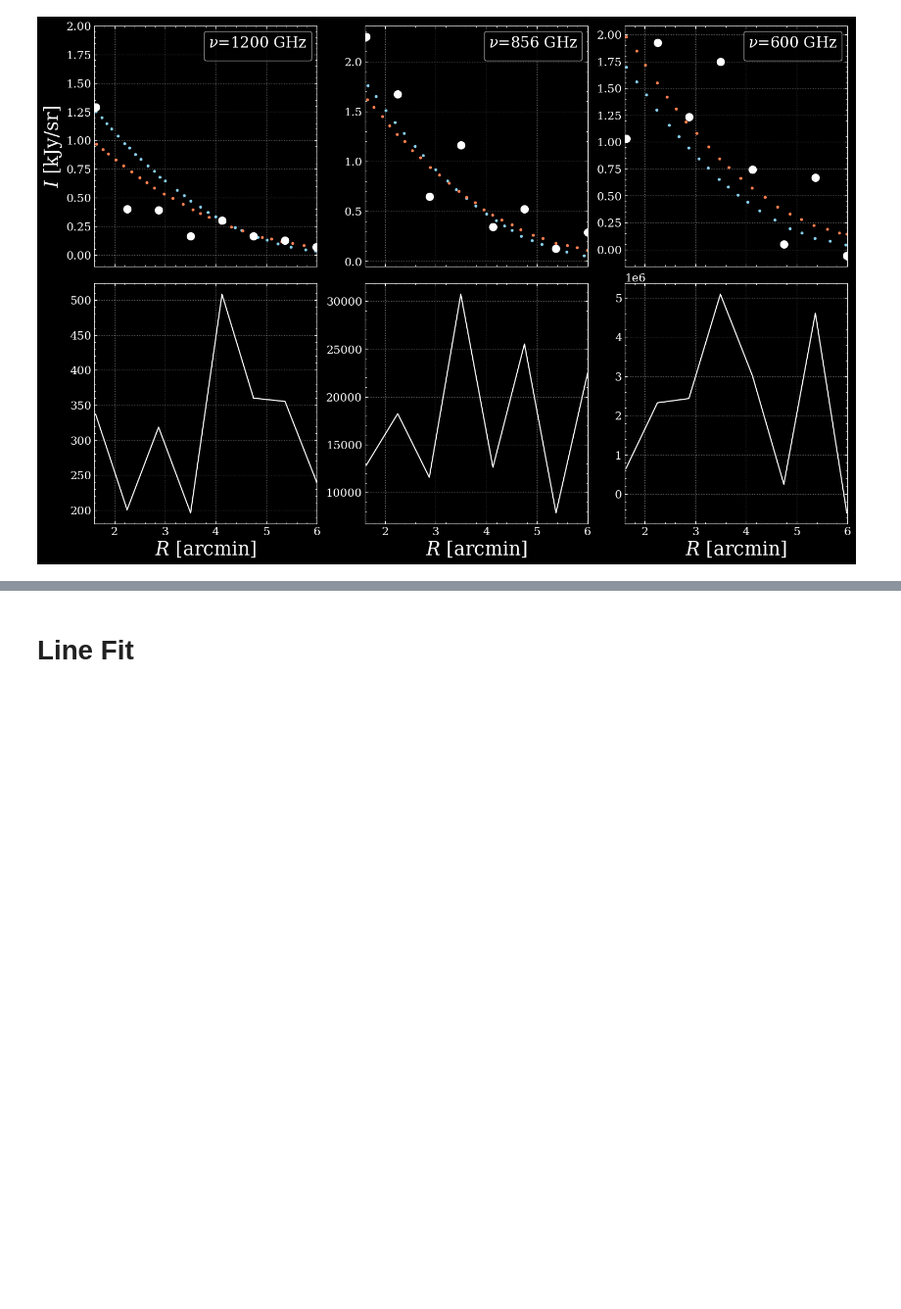
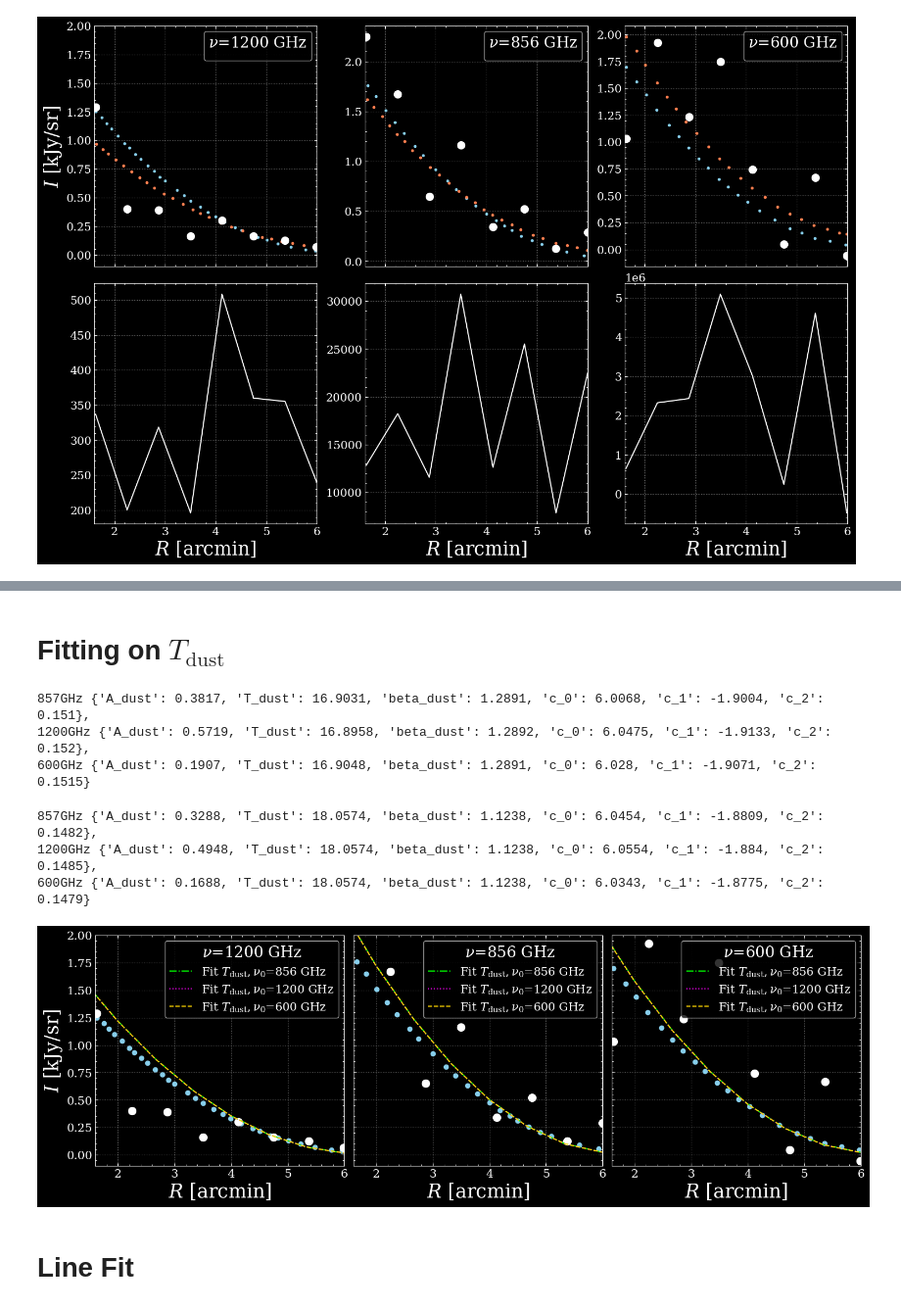
Before and after one commit to chadpopik/CAPPIBARAS, a Jupyter notebook: Testing/dust.ipynb, the cells around one changed output, grey strips where cells are left out. Shown at 98% size. Drawn from its saved outputs; the diff is of its cells as text; code cells hidden in the pictures; blank space fills up the shorter version.

```diff
--- a/Testing/dust.ipynb
+++ b/Testing/dust.ipynb
@@ -234,3 +177,52 @@ plt.show()
+# %% [markdown]
+# Fitting on $T_\text{dust}$
+# %%
+xlist, ylist, nulist = [x150, x90], [y150, y90], [150, 90]
+
+def residuals(param_array, nu0):
+    res = []
+    for x, y, nu in zip(xlist, ylist, nulist):
+        p = {list(AmodeodustAH.params.keys())[i]: param_array[i] for i in range(6)}
+        res.append(y - AmodeodustAH.dust_uKarcmin(x, nu, nu0=nu0)(p))
+    return np.concatenate(res)
+
+result_T_857 = scipy.optimize.least_squares(lambda param_array: residuals(param_array, nu0=857), list(AmodeodustAH.p0.values()))
+AHdict_T_857 = {list(AmodeodustAH.p0.keys())[i]: np.round(result_T_857.x.value[i], 4) for i in range(6)}
+
+result_T_1200 = scipy.optimize.least_squares(lambda param_array: residuals(param_array, nu0=1200), list(AmodeodustAH.p0.values()))
+AHdict_T_1200 = {list(AmodeodustAH.p0.keys())[i]: np.round(result_T_1200.x.value[i], 4) for i in range(6)}
+
+result_T_600 = scipy.optimize.least_squares(lambda param_array: residuals(param_array, nu0=600), list(AmodeodustAH.p0.values()))
+AHdict_T_600 = {list(AmodeodustAH.p0.keys())[i]: np.round(result_T_600.x.value[i], 4) for i in range(6)}
+
+print(f"857GHz {AHdict_T_857}, \n1200GHz {AHdict_T_1200}, \n600GHz {AHdict_T_600}")
+# %% [output]
+857GHz {'A_dust': 0.3817, 'T_dust': 16.9031, 'beta_dust': 1.2891, 'c_0': 6.0068, 'c_1': -1.9004, 'c_2': 0.151},
+1200GHz {'A_dust': 0.5719, 'T_dust': 16.8958, 'beta_dust': 1.2892, 'c_0': 6.0475, 'c_1': -1.9133, 'c_2': 0.152},
+600GHz {'A_dust': 0.1907, 'T_dust': 16.9048, 'beta_dust': 1.2891, 'c_0': 6.028, 'c_1': -1.9071, 'c_2': 0.1515}
+# %%
+fig, axs = plt.subplots(1, 3, figsize=(15, 5), layout='constrained', sharey=True)
+
+axs[0].plot(x500ah, y500ah, 'o', c='skyblue'); axs[1].plot(x350ah, y350ah, 'o', c='skyblue');axs[2].plot(x250ah, y250ah, 'o', c='skyblue')
+axs[0].plot(x500m, y500m, 'o',  c='white', markersize=10); axs[1].plot(x350m, y350m, 'o',  c='white', markersize=10); axs[2].plot(x250m, y250m, 'o',  c='white', markersize=10)
+
+for nu, ax in zip([600, 856, 1200], axs):
+    ax.plot(thetas, AmodeodustAH.dustpoly(thetas, nu, nu0=856)(AHdict_T_857), label=r'Fit $T_\text{dust}, \nu_0$=856 GHz', c='lime', ls='dashdot')
+    ax.plot(thetas, AmodeodustAH.dustpoly(thetas, nu,nu0=1200)(AHdict_T_1200), label=r'Fit $T_\text{dust}, \nu_0$=1200 GHz', c='magenta', ls=':')
+    ax.plot(thetas, AmodeodustAH.dustpoly(thetas, nu, nu0=600)(AHdict_T_600), label=r'Fit $T_\text{dust}, \nu_0$=600 GHz', c='gold', ls='--')
+
+axs[0].set(xlabel=r'$R$ [arcmin]', ylabel=r'$I$ [kJy/sr]', xlim=(1.6, 6), ylim=(-0.1, 2)); axs[0].legend(title=r'$\nu$=1200 GHz')
+axs[1].set(xlabel=r'$R$ [arcmin]', xlim=(1.6, 6)); axs[1].legend(title=r'$\nu$=856 GHz')
+axs[2].set(xlabel=r'$R$ [arcmin]', xlim=(1.6, 6)); axs[2].legend(title=r'$\nu$=600 GHz')
+
+print(f"857GHz {AHdict_I_857}, \n1200GHz {AHdict_I_1200}, \n600GHz {AHdict_I_600}")
+
+plt.show()
+# %% [output]
+857GHz {'A_dust': 0.3288, 'T_dust': 18.0574, 'beta_dust': 1.1238, 'c_0': 6.0454, 'c_1': -1.8809, 'c_2': 0.1482},
+1200GHz {'A_dust': 0.4948, 'T_dust': 18.0574, 'beta_dust': 1.1238, 'c_0': 6.0554, 'c_1': -1.884, 'c_2': 0.1485},
+600GHz {'A_dust': 0.1688, 'T_dust': 18.0574, 'beta_dust': 1.1238, 'c_0': 6.0343, 'c_1': -1.8775, 'c_2': 0.1479}
+[figure, added]
 # %% [markdown]
 # Line Fit
 # %%
```
Also changed, not shown: parts of 20 cells of this notebook, 4 other files.
